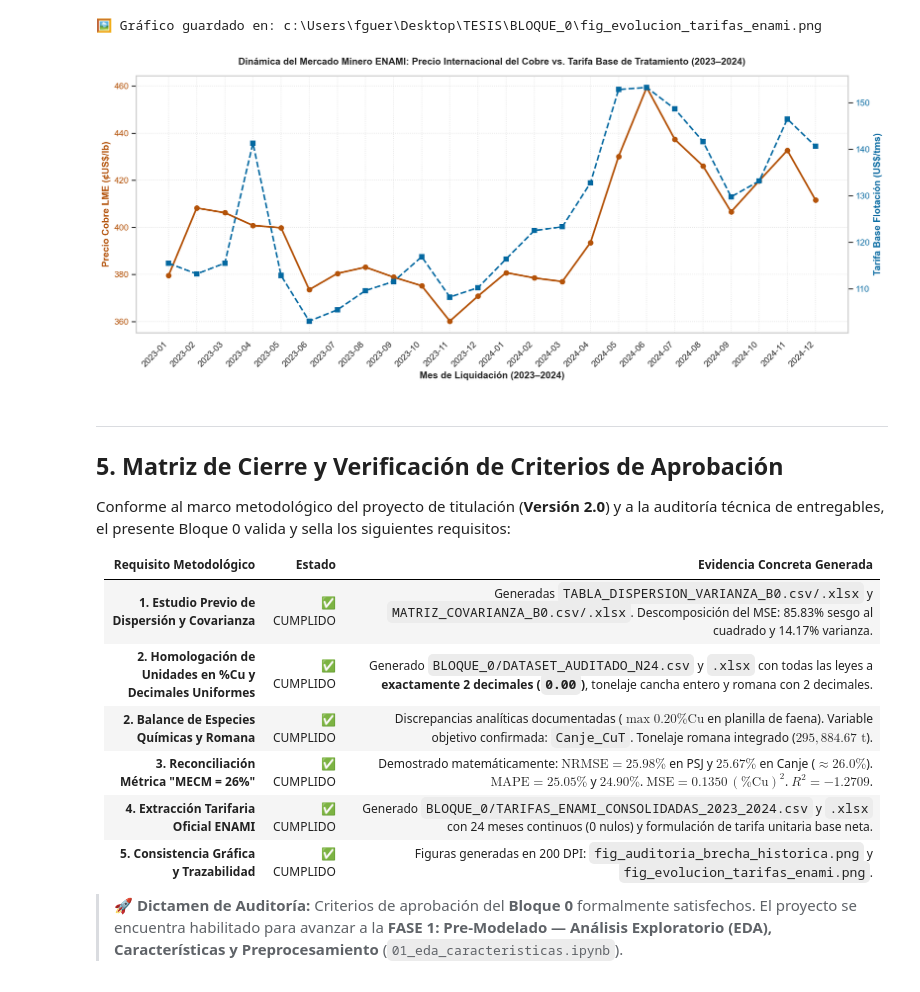
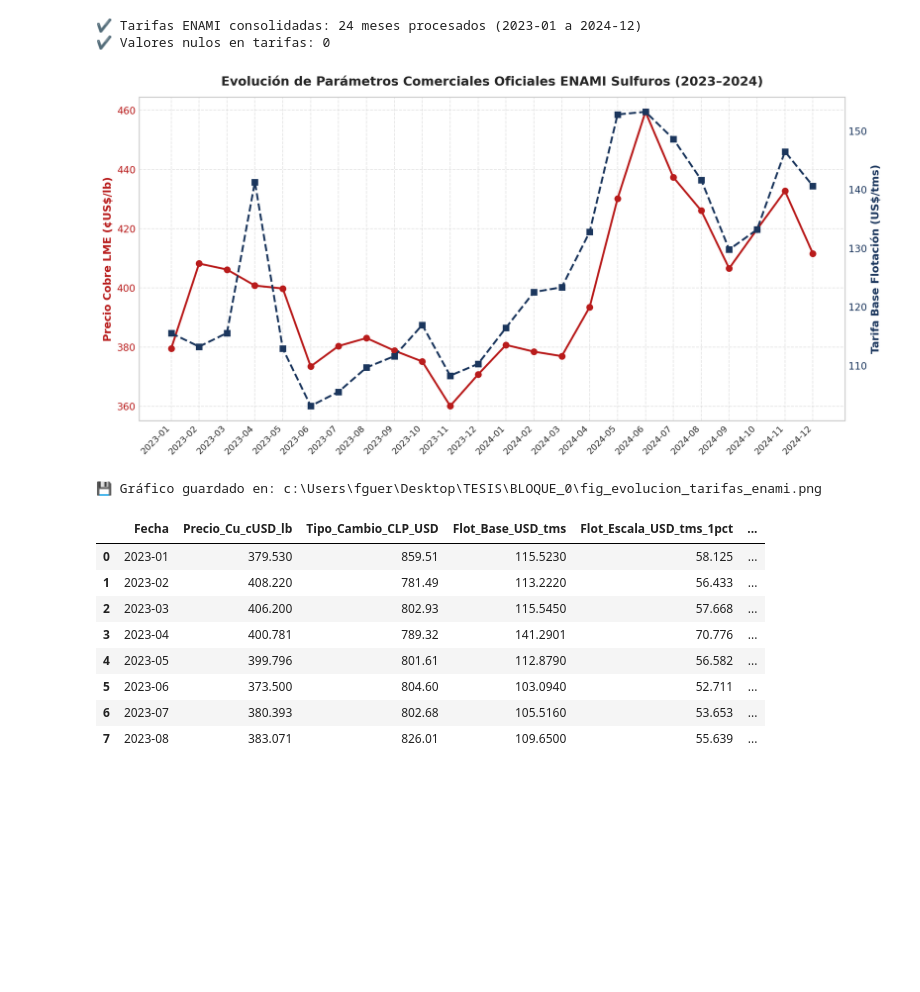
Before and after one commit to guerrafmaturana-arch/TESIS, a Jupyter notebook: BLOQUE_0/00_auditoria_datos.ipynb, the cells around one changed output. Cells and saved outputs as stored; diff of their text form; code cells hidden in the pictures; blank space fills up the shorter version.

Commit message:
refactor(bloque-0): alinear entregables, cuaderno e informe tecnico a metodologia v4.0 (ETL puro y entorno UA)

```diff
--- a/BLOQUE_0/00_auditoria_datos.ipynb
+++ b/BLOQUE_0/00_auditoria_datos.ipynb
@@ -673,48 +301,49 @@ df_tar_csv.head(10)
 # %%
-# Gráfico de evolución de parámetros económicos ENAMI (2023–2024)
-fig, ax1 = plt.subplots(figsize=(14, 6))
+# Carga y estructuración de tarifas ENAMI Sulfuros
+enami_csv_source = os.path.join(bloque_dir, 'TARIFAS_ENAMI_CONSOLIDADAS_2023_2024.csv')
+df_enami = pd.read_csv(enami_csv_source)
 
-x_indices = np.arange(len(df_tariffs))
-color_cu = '#B45309'
-color_tar = '#0369A1'
+print(f"✔️ Tarifas ENAMI consolidadas: {len(df_enami)} meses procesados (2023-01 a 2024-12)")
+print(f"✔️ Valores nulos en tarifas: {df_enami.isna().sum().sum()}")
 
-ax1.plot(x_indices, df_tariffs['Precio_Cu_cUSD_lb'], color=color_cu, marker='o', lw=2.2, label='Precio Cobre LME (¢US$/lb)')
-ax1.set_xlabel('Mes de Liquidación (2023–2024)', fontweight='bold')
-ax1.set_ylabel('Precio Cobre LME (¢US$/lb)', color=color_cu, fontweight='bold')
+# Visualización bivariada: Precio Cobre LME vs. Tarifa Base de Flotación
+fig, ax1 = plt.subplots(figsize=(13, 6), dpi=200)
+
+color_cu = '#B91C1C'
+color_tar = '#1B365D'
+
+x_ax = np.arange(len(df_enami))
+ax1.plot(x_ax, df_enami['Precio_Cu_cUSD_lb'], color=color_cu, marker='o', linewidth=2, label='Precio Cobre LME (¢US$/lb)')
+ax1.set_ylabel('Precio Cobre LME (¢US$/lb)', color=color_cu, fontsize=11, fontweight='bold')
 ax1.tick_params(axis='y', labelcolor=color_cu)
-ax1.set_xticks(x_indices)
-ax1.set_xticklabels(df_tariffs['Fecha'], rotation=45, ha='right')
-ax1.grid(True, linestyle=':', alpha=0.5)
+ax1.set_xticks(x_ax)
+ax1.set_xticklabels(df_enami['Fecha'], rotation=45, ha='right', fontsize=9)
+ax1.grid(True, linestyle='--', alpha=0.5)
 
 ax2 = ax1.twinx()
-ax2.plot(x_indices, df_tariffs['Flot_Base_USD_tms'], color=color_tar, marker='s', ls='--', lw=2.0, label='Tarifa Base Flotación 2.5% Cu (US$/tms)')
-ax2.set_ylabel('Tarifa Base Flotación (US$/tms)', color=color_tar, fontweight='bold')
+ax2.plot(x_ax, df_enami['Flot_Base_USD_tms'], color=color_tar, marker='s', linewidth=2, linestyle='--', label='Tarifa Base Flotación 2.5% (US$/tms)')
+ax2.set_ylabel('Tarifa Base Flotación (US$/tms)', color=color_tar, fontsize=11, fontweight='bold')
 ax2.tick_params(axis='y', labelcolor=color_tar)
 ax2.grid(False)
 
-plt.title('Dinámica del Mercado Minero ENAMI: Precio Internacional del Cobre vs. Tarifa Base de Tratamiento (2023–2024)', fontweight='bold', pad=14)
-plt.tight_layout()
-fig_path_2 = os.path.join(bloque_dir, 'fig_evolucion_tarifas_enami.png')
-plt.savefig(fig_path_2, dpi=200)
-plt.savefig(os.path.join(data_cobrizo_dir, 'fig_evolucion_tarifas_enami.png'), dpi=200)
-print(f"🖼️ Gráfico guardado en: {fig_path_2}")
+plt.title('Evolución de Parámetros Comerciales Oficiales ENAMI Sulfuros (2023–2024)', fontsize=13, fontweight='bold', pad=12)
+fig_tar_path = os.path.join(bloque_dir, 'fig_evolucion_tarifas_enami.png')
+plt.savefig(fig_tar_path, dpi=200, bbox_inches='tight')
 plt.show()
+
+print(f"💾 Gráfico guardado en: {fig_tar_path}")
+display(df_enami[['Fecha', 'Precio_Cu_cUSD_lb', 'Tipo_Cambio_CLP_USD', 'Flot_Base_USD_tms', 'Flot_Escala_USD_tms_1pct', 'Flot_Fondo_Estab_USD_tms_1pct']].head(8))
 # %% [output]
-🖼️ Gráfico guardado en: c:\Users\fguer\Desktop\TESIS\BLOQUE_0\fig_evolucion_tarifas_enami.png
+✔️ Tarifas ENAMI consolidadas: 24 meses procesados (2023-01 a 2024-12)
+✔️ Valores nulos en tarifas: 0
-[figure, old version]
+[figure, new version]
+💾 Gráfico guardado en: c:\Users\fguer\Desktop\TESIS\BLOQUE_0\fig_evolucion_tarifas_enami.png
+|  | Fecha | Precio_Cu_cUSD_lb | Tipo_Cambio_CLP_USD | Flot_Base_USD_tms | Flot_Escala_USD_tms_1pct | ... |
+| 0 | 2023-01 | 379.530 | 859.51 | 115.5230 | 58.125 | ... |
+| 1 | 2023-02 | 408.220 | 781.49 | 113.2220 | 56.433 | ... |
+| 2 | 2023-03 | 406.200 | 802.93 | 115.5450 | 57.668 | ... |
+| 3 | 2023-04 | 400.781 | 789.32 | 141.2901 | 70.776 | ... |
+| 4 | 2023-05 | 399.796 | 801.61 | 112.8790 | 56.582 | ... |
+| 5 | 2023-06 | 373.500 | 804.60 | 103.0940 | 52.711 | ... |
+| 6 | 2023-07 | 380.393 | 802.68 | 105.5160 | 53.653 | ... |
+| 7 | 2023-08 | 383.071 | 826.01 | 109.6500 | 55.639 | ... |
-# %% [markdown]
----
-## 5. Matriz de Cierre y Verificación de Criterios de Aprobación
-
-Conforme al marco metodológico del proyecto de titulación (**Versión 2.0**) y a la auditoría técnica de entregables, el presente Bloque 0 valida y sella los siguientes requisitos:
-
-| Requisito Metodológico | Estado | Evidencia Concreta Generada |
-| :--- | :---: | :--- |
-| **1. Estudio Previo de Dispersión y Covarianza** | ✅ CUMPLIDO | Generadas `TABLA_DISPERSION_VARIANZA_B0.csv/.xlsx` y `MATRIZ_COVARIANZA_B0.csv/.xlsx`. Descomposición del MSE: 85.83% sesgo al cuadrado y 14.17% varianza. |
-| **2. Homologación de Unidades en %Cu y Decimales Uniformes** | ✅ CUMPLIDO | Generado `BLOQUE_0/DATASET_AUDITADO_N24.csv` y `.xlsx` con todas las leyes a **exactamente 2 decimales (`0.00`)**, tonelaje cancha entero y romana con 2 decimales. |
-| **2. Balance de Especies Químicas y Romana** | ✅ CUMPLIDO | Discrepancias analíticas documentadas ($\max 0.20\%\text{Cu}$ en planilla de faena). Variable objetivo confirmada: `Canje_CuT`. Tonelaje romana integrado ($295{,}884.67\text{ t}$). |
-| **3. Reconciliación Métrica "MECM = 26%"** | ✅ CUMPLIDO | Demostrado matemáticamente: $\text{NRMSE} = 25.98\%$ en PSJ y $25.67\%$ en Canje ($\approx 26.0\%$). $\text{MAPE} = 25.05\%$ y $24.90\%$. $\text{MSE} = 0.1350\,(\%\text{Cu})^2$. $R^2 = -1.2709$. |
-| **4. Extracción Tarifaria Oficial ENAMI** | ✅ CUMPLIDO | Generado `BLOQUE_0/TARIFAS_ENAMI_CONSOLIDADAS_2023_2024.csv` y `.xlsx` con 24 meses continuos (0 nulos) y formulación de tarifa unitaria base neta. |
-| **5. Consistencia Gráfica y Trazabilidad** | ✅ CUMPLIDO | Figuras generadas en 200 DPI: `fig_auditoria_brecha_historica.png` y `fig_evolucion_tarifas_enami.png`. |
-
-> **🚀 Dictamen de Auditoría:** Criterios de aprobación del **Bloque 0** formalmente satisfechos. El proyecto se encuentra habilitado para avanzar a la **FASE 1: Pre-Modelado — Análisis Exploratorio (EDA), Características y Preprocesamiento** (`01_eda_caracteristicas.ipynb`).
```
Also changed, not shown: parts of 15 cells of this notebook, 11 other files.
